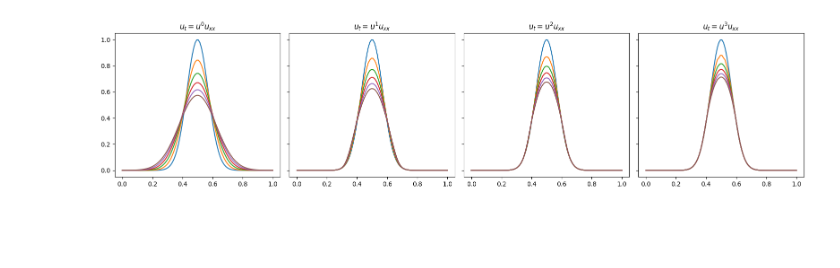
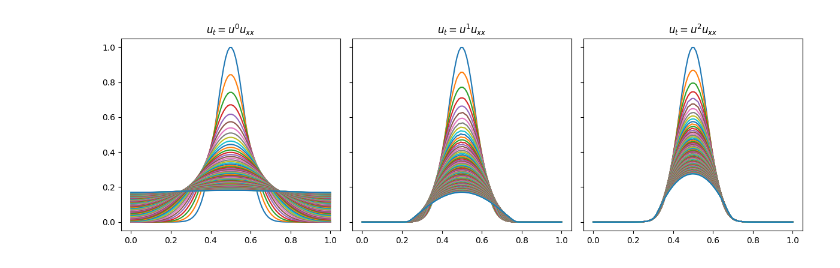
Before and after one commit to c-earth/TNPDE, a Jupyter notebook: 07_diffusion.ipynb, the cells around one changed output. Drawn from its saved outputs; the diff is of its cells as text; code cells hidden in the pictures; blank space fills up the shorter version.

```diff
--- a/07_diffusion.ipynb
+++ b/07_diffusion.ipynb
@@ -22,26 +22,25 @@ def udxdxu(t, u):
 def uudxdxu(t, u):
     return u**2*d2(u)
 
-def uuudxdxu(t, u):
-    return u**3*d2(u)
+y0 = np.exp(-100 * (x - 0.5) ** 2) + np.exp(-100 * (x + 0.5) ** 2) + np.exp(-100 * (x - 1.5) ** 2)
 
-y0 = np.exp(-100 * (x - 0.5) ** 2)
+r = [0, 0.1]
+e = np.array(range(101))/1000
 
-y_0 = solve_ivp(dxdxu, [0, 0.005], y0, t_eval = [0, 0.001, 0.002, 0.003, 0.004, 0.005])
-y_1 = solve_ivp(udxdxu, [0, 0.005], y0, t_eval = [0, 0.001, 0.002, 0.003, 0.004, 0.005])
-y_2 = solve_ivp(uudxdxu, [0, 0.005], y0, t_eval = [0, 0.001, 0.002, 0.003, 0.004, 0.005])
-y_3 = solve_ivp(uuudxdxu, [0, 0.005], y0, t_eval = [0, 0.001, 0.002, 0.003, 0.004, 0.005])
+y_0 = solve_ivp(dxdxu, r, y0, t_eval = e)
+y_1 = solve_ivp(udxdxu, r, y0, t_eval = e)
+y_2 = solve_ivp(uudxdxu, r, y0, t_eval = e)
 # %%
 import matplotlib.pyplot as plt
 
-fig, axs = plt.subplots(1, 4, sharey = True, sharex = True, figsize = (16, 4))
-for i, (ax, y) in enumerate(zip(axs.ravel(), [y_0, y_1, y_2, y_3])):
+fig, axs = plt.subplots(1, 3, sharey = True, sharex = True, figsize = (12, 4))
+for i, (ax, y) in enumerate(zip(axs.ravel(), [y_0, y_1, y_2])):
     ax.plot(x, y.y)
     ax.set_title(rf'$u_t=u^{i}u_{{xx}}$')
 fig.tight_layout()
 fig.show()
 # %% [output]
-[figure, old version]
+[figure, new version]
 # %%
 from utils.pde import PDE
 
```
Also changed, not shown: parts of 5 cells of this notebook, 1 other file.
